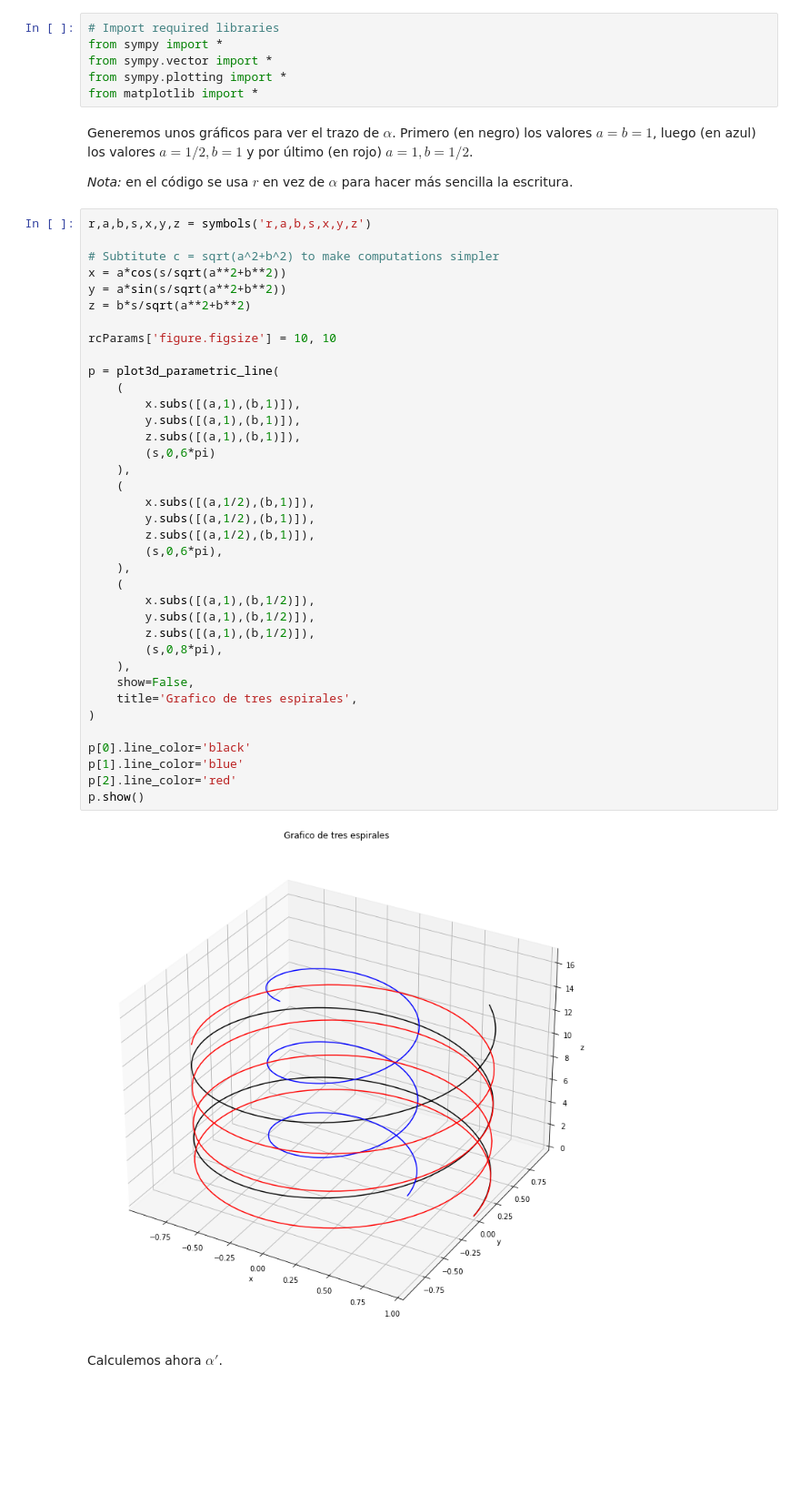
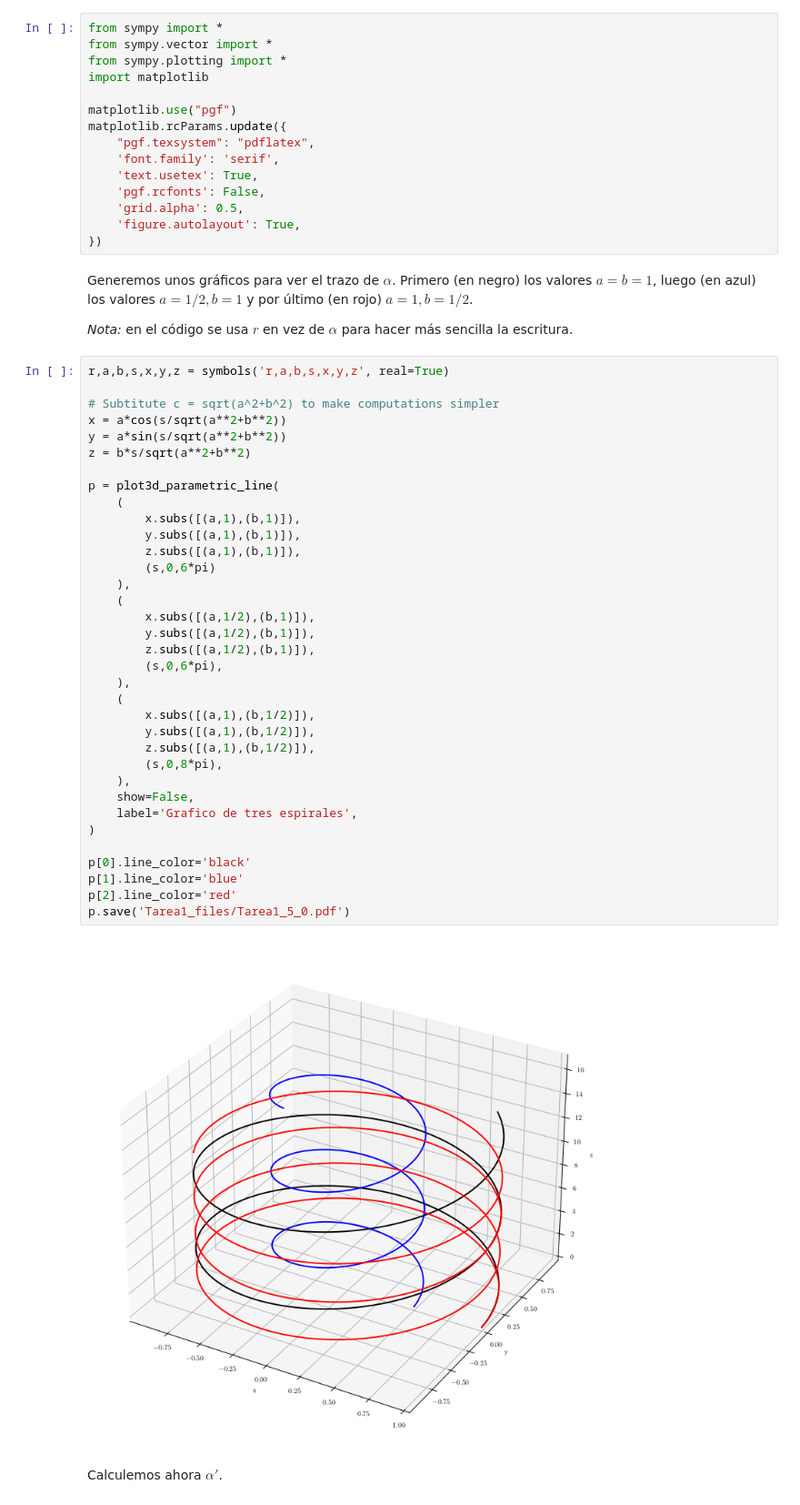
Before and after one commit to JLanzuisi/topologia-geometria-2, a Jupyter notebook: Tarea1/Tarea1.ipynb, the cells around one changed output. Shown at 91% size. Drawn from its saved outputs; the diff is of its cells as text; blank space fills up the shorter version.

```diff
--- a/Tarea1/Tarea1.ipynb
+++ b/Tarea1/Tarea1.ipynb
@@ -42,54 +35,61 @@ Ahora integrando respecto de $t$ en un intervalo cualquiera $(0,x)\in I$, obtene
 
 Basta con revisar que la norma de $\alpha'$ es $1$, pues en ese caso $s = L(t) = t-t_0$. Para los cálculos usaremos la librería sympy de python.
 # %%
-# Import required libraries
 from sympy import *
 from sympy.vector import *
 from sympy.plotting import *
-from matplotlib import *
+import matplotlib
+
+matplotlib.use("pgf")
+matplotlib.rcParams.update({
+    "pgf.texsystem": "pdflatex",
+    'font.family': 'serif',
+    'text.usetex': True,
+    'pgf.rcfonts': False,
+    'grid.alpha': 0.5,
+    'figure.autolayout': True,
+})
 # %% [markdown]
 Generemos unos gráficos para ver el trazo de $\alpha$. Primero (en negro) los valores $a = b = 1$, luego (en azul) los valores $a=1/2, b=1$ y por último (en rojo) $a = 1, b = 1/2$.
 
 *Nota:* en el código se usa $r$ en vez de $\alpha$ para hacer más sencilla la escritura.
 # %%
-r,a,b,s,x,y,z = symbols('r,a,b,s,x,y,z')
+r,a,b,s,x,y,z = symbols('r,a,b,s,x,y,z', real=True)
 
 # Subtitute c = sqrt(a^2+b^2) to make computations simpler
 x = a*cos(s/sqrt(a**2+b**2))
 y = a*sin(s/sqrt(a**2+b**2))
 z = b*s/sqrt(a**2+b**2)
-
-rcParams['figure.figsize'] = 10, 10
 
 p = plot3d_parametric_line(
     (
         x.subs([(a,1),(b,1)]),
         y.subs([(a,1),(b,1)]),
         z.subs([(a,1),(b,1)]),
         (s,0,6*pi)
     ),
     (
         x.subs([(a,1/2),(b,1)]),
         y.subs([(a,1/2),(b,1)]),
         z.subs([(a,1/2),(b,1)]),
         (s,0,6*pi),
     ),
     (
         x.subs([(a,1),(b,1/2)]),
         y.subs([(a,1),(b,1/2)]),
         z.subs([(a,1),(b,1/2)]),
         (s,0,8*pi),
     ),
     show=False,
-    title='Grafico de tres espirales',
+    label='Grafico de tres espirales',
 )
 
 p[0].line_color='black'
 p[1].line_color='blue'
 p[2].line_color='red'
-p.show()
+p.save('Tarea1_files/Tarea1_5_0.pdf')
 # %% [output]
-[figure, old version]
+[figure, new version]
 # %% [markdown]
 Calculemos ahora $\alpha'$.
 # %%
```
Also changed, not shown: parts of 37 cells of this notebook, 43 other files.
